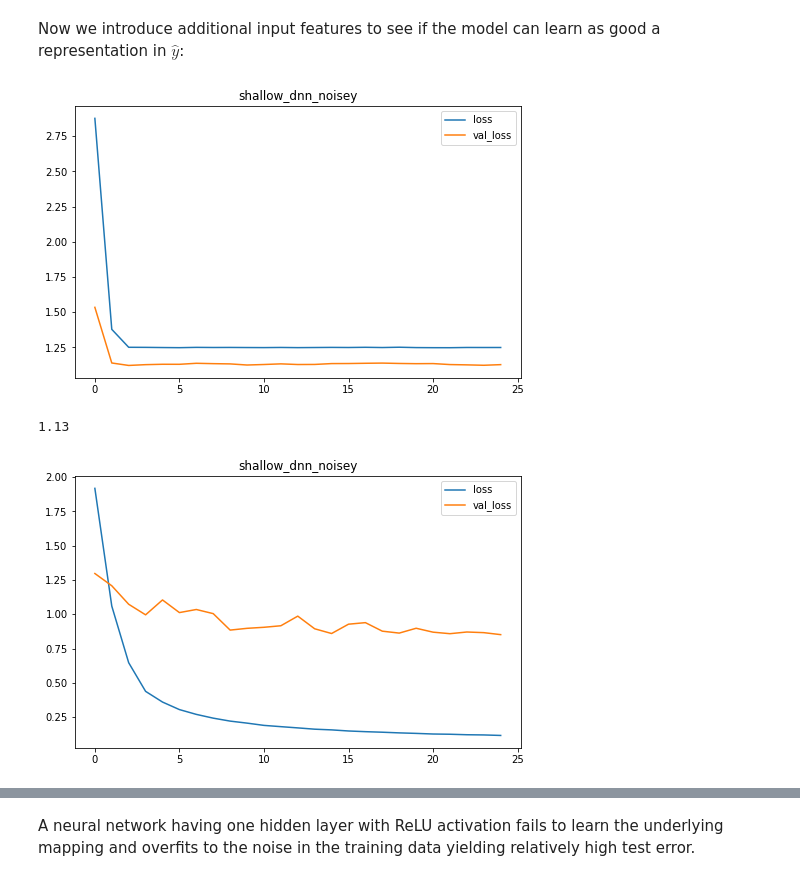
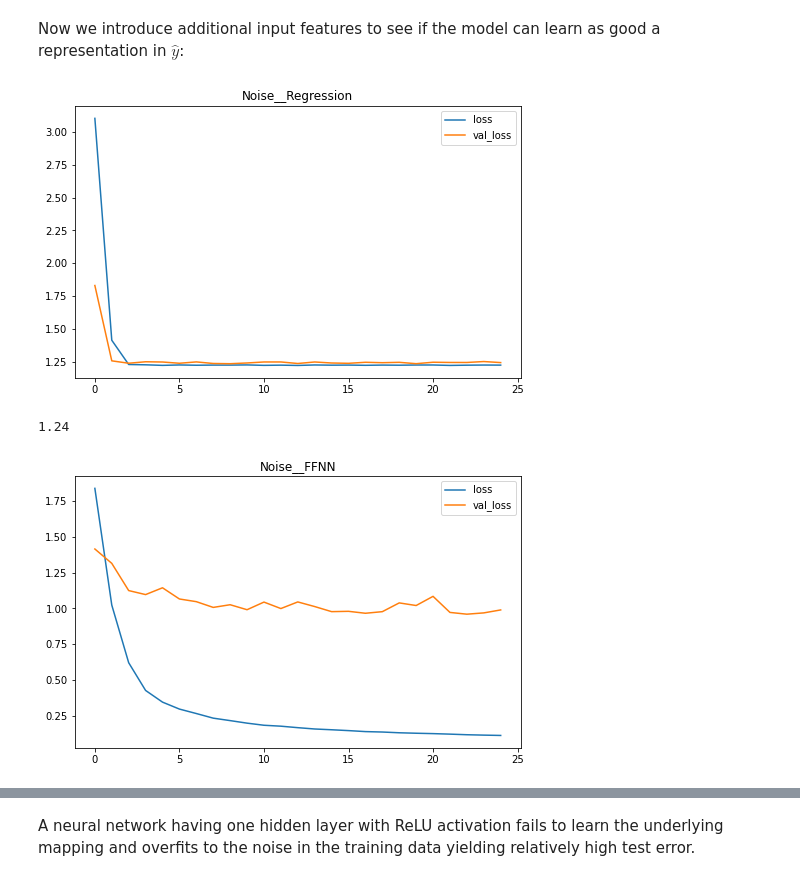
Before and after one commit to alexvuce/notebooks, a Jupyter notebook: Feature_Selection_in_Neural_Networks.ipynb, the cells around one changed output, grey strips where cells are left out. Cells and saved outputs as stored; diff of their text form; code cells hidden in the pictures.

```diff
--- a/Feature_Selection_in_Neural_Networks.ipynb
+++ b/Feature_Selection_in_Neural_Networks.ipynb
@@ -13,8 +13,7 @@ We will first create $y$ which we will then try to model using a fully-connected
 $$ y = \frac{1}{2}x_1^2 + \frac{\sqrt{5}}{2}x_2 + \frac{1}{3}x_3^3 + \epsilon $$
 # %%
 def func(X):
-    return X[:,0] ** 2 / 2 + X[:,1] * np.sqrt(5) / 2 + X[:,2] ** 3 / 3 + \
-    np.random.normal(scale=1e-5, size=X.shape[0])
+    return X[:,0] ** 2 / 2 + X[:,1] * np.sqrt(5) / 2 + X[:,2] ** 3 / 3 + np.random.normal(scale=1e-5, size=X.shape[0])
 # %%
 X = np.random.normal(size=(50000,3))
 # %%
@@ -89,30 +88,30 @@ data = [X_train, y_train, X_test, y_test]
 # %%
 inputs = tf.keras.layers.Input(shape=(1000,))
 outputs = tf.keras.layers.Dense(1)(inputs)
 
-model = tf.keras.Model(inputs=inputs, outputs=outputs, name="shallow_dnn_noisey")
+model = tf.keras.Model(inputs=inputs, outputs=outputs, name='Noise__Regression')
 
 history = run_train(model, *data)
 
 pd.DataFrame(history.history).plot(figsize=(8,5), title=model.name);
 # %% [output]
-[figure, old version]
+[figure, new version]
 # %%
 r3 = model.evaluate(X_test, y_test, verbose=0); round(r3, 2)
 # %% [output]
-1.13
+1.24
 # %%
 inputs = tf.keras.layers.Input(shape=(1000,))
 dense = tf.keras.layers.Dense(1000, activation="relu")(inputs)
 outputs = tf.keras.layers.Dense(1)(dense)
 
-model = tf.keras.Model(inputs=inputs, outputs=outputs, name="shallow_dnn_noisey")
+model = tf.keras.Model(inputs=inputs, outputs=outputs, name='Noise__FFNN')
 
 history = run_train(model, *data)
 
 pd.DataFrame(history.history).plot(figsize=(8,5), title=model.name);
 # %% [output]
-[figure, old version]
+[figure, new version]
 # %%
 r4 = model.evaluate(X_test, y_test, verbose=0); round(r4, 2)
 # %% [output]
```
Also changed, not shown: parts of 9 cells of this notebook.
